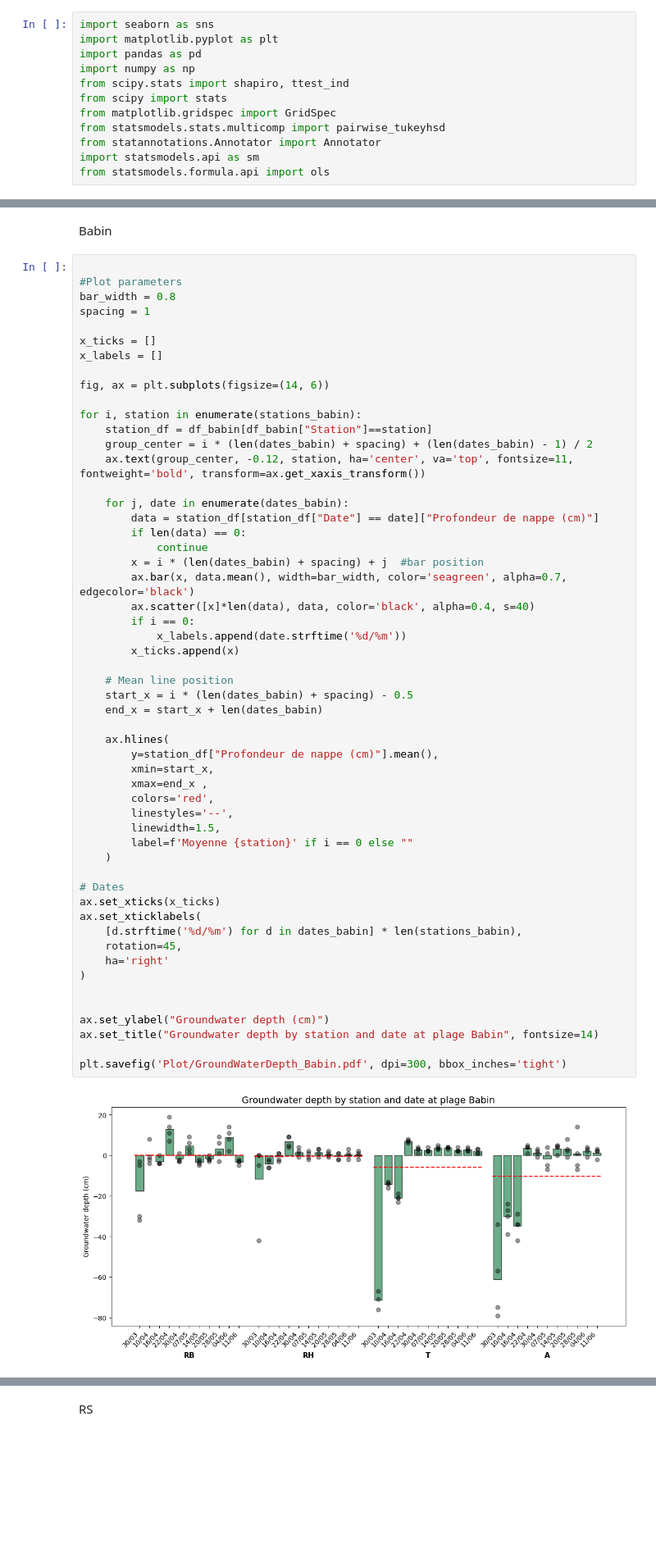
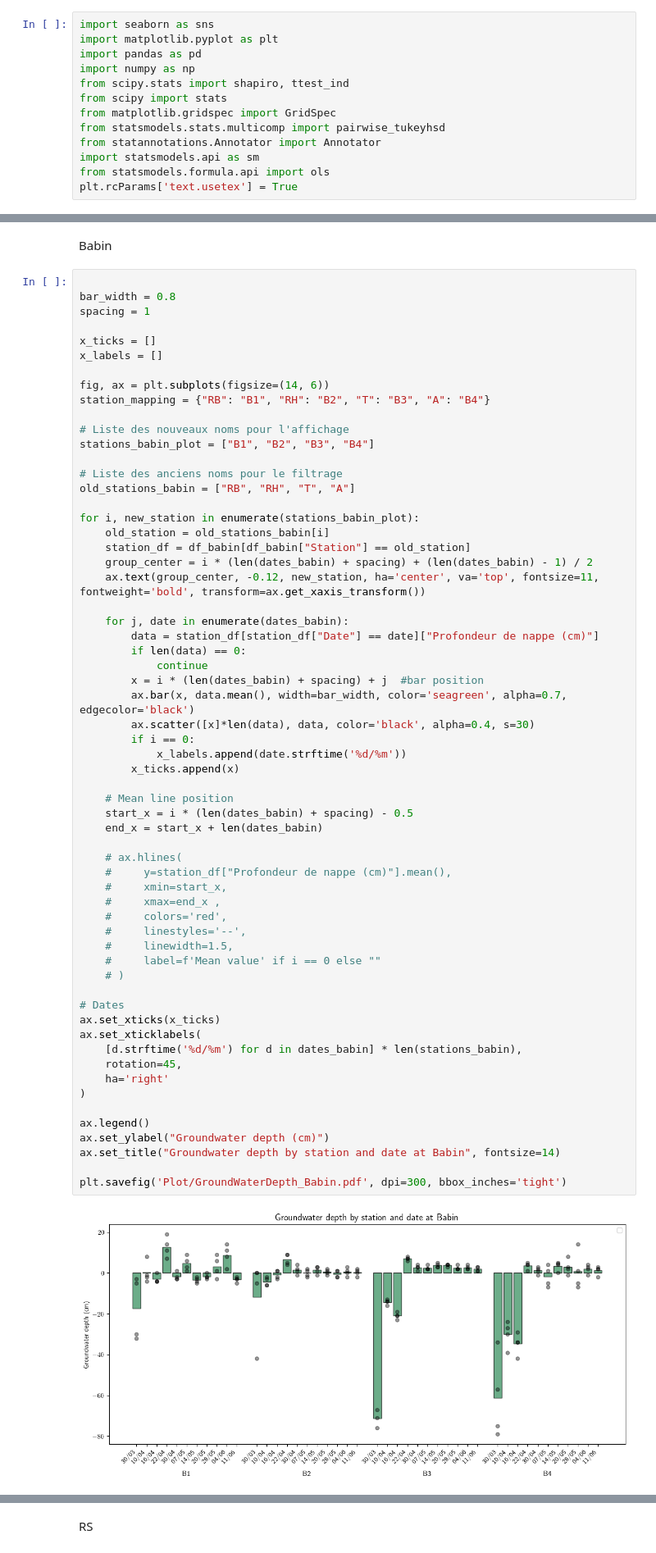
Before and after one commit to arthuserani/BleuAtlantiC_Physics, a Jupyter notebook: Field Data/FieldDataAnalysis.ipynb, the cells around one changed output, grey strips where cells are left out. Shown at 82% size. Cells and saved outputs as stored; diff of their text form; blank space fills up the shorter version.

```diff
--- a/Field Data/FieldDataAnalysis.ipynb
+++ b/Field Data/FieldDataAnalysis.ipynb
@@ -10,6 +10,7 @@ from statsmodels.stats.multicomp import pairwise_tukeyhsd
 from statannotations.Annotator import Annotator
 import statsmodels.api as sm
 from statsmodels.formula.api import ols
+plt.rcParams['text.usetex'] = True
 # %% [markdown]
 Import and clean data
 # %%
@@ -298,7 +627,6 @@ $\textbf{GROUNDWATER DEPTH IN PIEZOMETER PLOTS}$
 Babin
 # %%
 
-#Plot parameters
 bar_width = 0.8
 spacing = 1
 
@@ -306,49 +634,57 @@ x_ticks = []
 x_labels = []
 
 fig, ax = plt.subplots(figsize=(14, 6))
+station_mapping = {"RB": "B1", "RH": "B2", "T": "B3", "A": "B4"}
 
-for i, station in enumerate(stations_babin):
-    station_df = df_babin[df_babin["Station"]==station]
+# Liste des nouveaux noms pour l'affichage
+stations_babin_plot = ["B1", "B2", "B3", "B4"]
+
+# Liste des anciens noms pour le filtrage
+old_stations_babin = ["RB", "RH", "T", "A"]
+
+for i, new_station in enumerate(stations_babin_plot):
+    old_station = old_stations_babin[i]
+    station_df = df_babin[df_babin["Station"] == old_station]
     group_center = i * (len(dates_babin) + spacing) + (len(dates_babin) - 1) / 2
-    ax.text(group_center, -0.12, station, ha='center', va='top', fontsize=11, fontweight='bold', transform=ax.get_xaxis_transform())
+    ax.text(group_center, -0.12, new_station, ha='center', va='top', fontsize=11, fontweight='bold', transform=ax.get_xaxis_transform())
 
     for j, date in enumerate(dates_babin):
         data = station_df[station_df["Date"] == date]["Profondeur de nappe (cm)"]
         if len(data) == 0:
             continue
         x = i * (len(dates_babin) + spacing) + j  #bar position
         ax.bar(x, data.mean(), width=bar_width, color='seagreen', alpha=0.7, edgecolor='black')
-        ax.scatter([x]*len(data), data, color='black', alpha=0.4, s=40)
+        ax.scatter([x]*len(data), data, color='black', alpha=0.4, s=30)
         if i == 0:
             x_labels.append(date.strftime('%d/%m'))
         x_ticks.append(x)
 
     # Mean line position
     start_x = i * (len(dates_babin) + spacing) - 0.5
     end_x = start_x + len(dates_babin)
 
-    ax.hlines(
-        y=station_df["Profondeur de nappe (cm)"].mean(),
-        xmin=start_x,
-        xmax=end_x ,
-        colors='red',
-        linestyles='--',
-        linewidth=1.5,
-        label=f'Moyenne {station}' if i == 0 else ""
-    )
+    # ax.hlines(
+    #     y=station_df["Profondeur de nappe (cm)"].mean(),
+    #     xmin=start_x,
+    #     xmax=end_x ,
+    #     colors='red',
+    #     linestyles='--',
+    #     linewidth=1.5,
+    #     label=f'Mean value' if i == 0 else ""
+    # )
 
 # Dates
 ax.set_xticks(x_ticks)
 ax.set_xticklabels(
     [d.strftime('%d/%m') for d in dates_babin] * len(stations_babin),
     rotation=45,
     ha='right'
 )
 
-
+ax.legend()
 ax.set_ylabel("Groundwater depth (cm)")
-ax.set_title("Groundwater depth by station and date at plage Babin", fontsize=14)
+ax.set_title("Groundwater depth by station and date at Babin", fontsize=14)
 
 plt.savefig('Plot/GroundWaterDepth_Babin.pdf', dpi=300, bbox_inches='tight')
 # %% [output]
-[figure, old version]
+[figure, new version]
```
Also changed, not shown: parts of 50 cells of this notebook, 27 other files.
